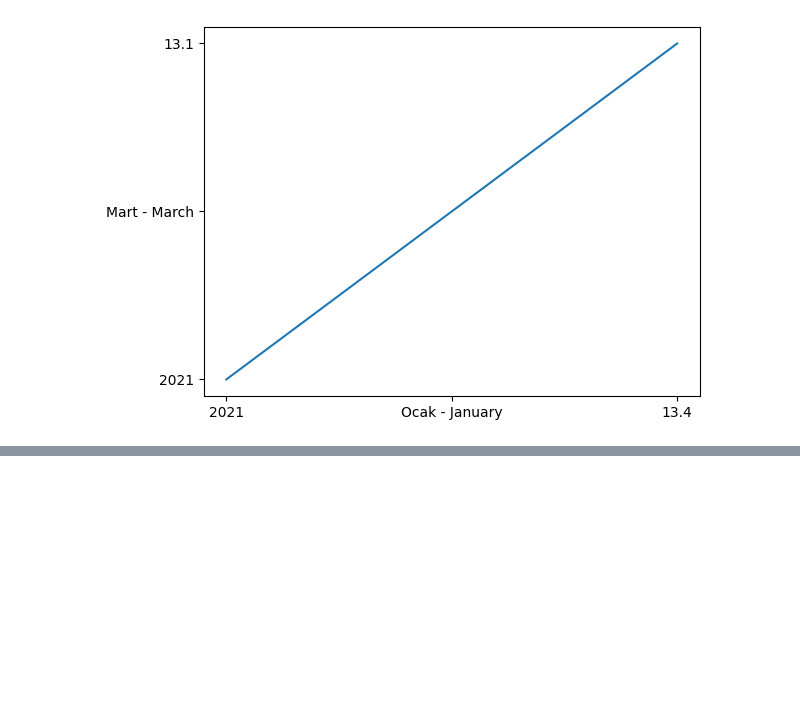
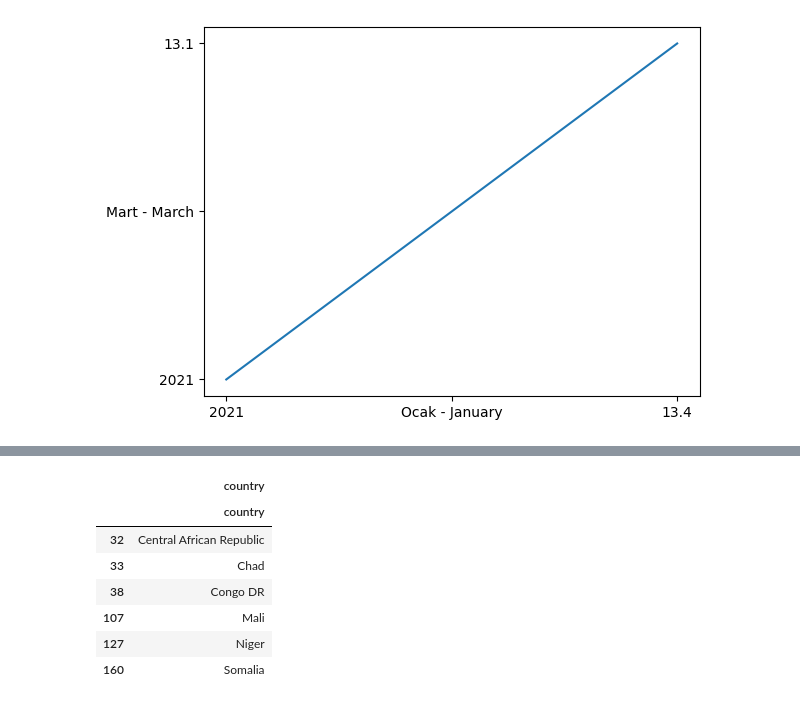
Before and after one commit to ayuksekdag/pythondatabases, a Jupyter notebook: notebook.ipynb, the cells around one changed output, grey strips where cells are left out. Cells and saved outputs as stored; diff of their text form; code cells hidden in the pictures; blank space fills up the shorter version.

```diff
--- a/notebook.ipynb
+++ b/notebook.ipynb
@@ -58,0 +76,12 @@ plt.plot(l[0],l[2])
+# %%
+countries['prb'] > 40
+countries.loc[(countries['prb'] > 40).values,['country']]
+# %% [output]
+|  | country |
+|  | country |
+| 32 | Central African Republic |
+| 33 | Chad |
+| 38 | Congo DR |
+| 107 | Mali |
+| 127 | Niger |
+| 160 | Somalia |
```
Also changed, not shown: parts of 6 cells of this notebook.
